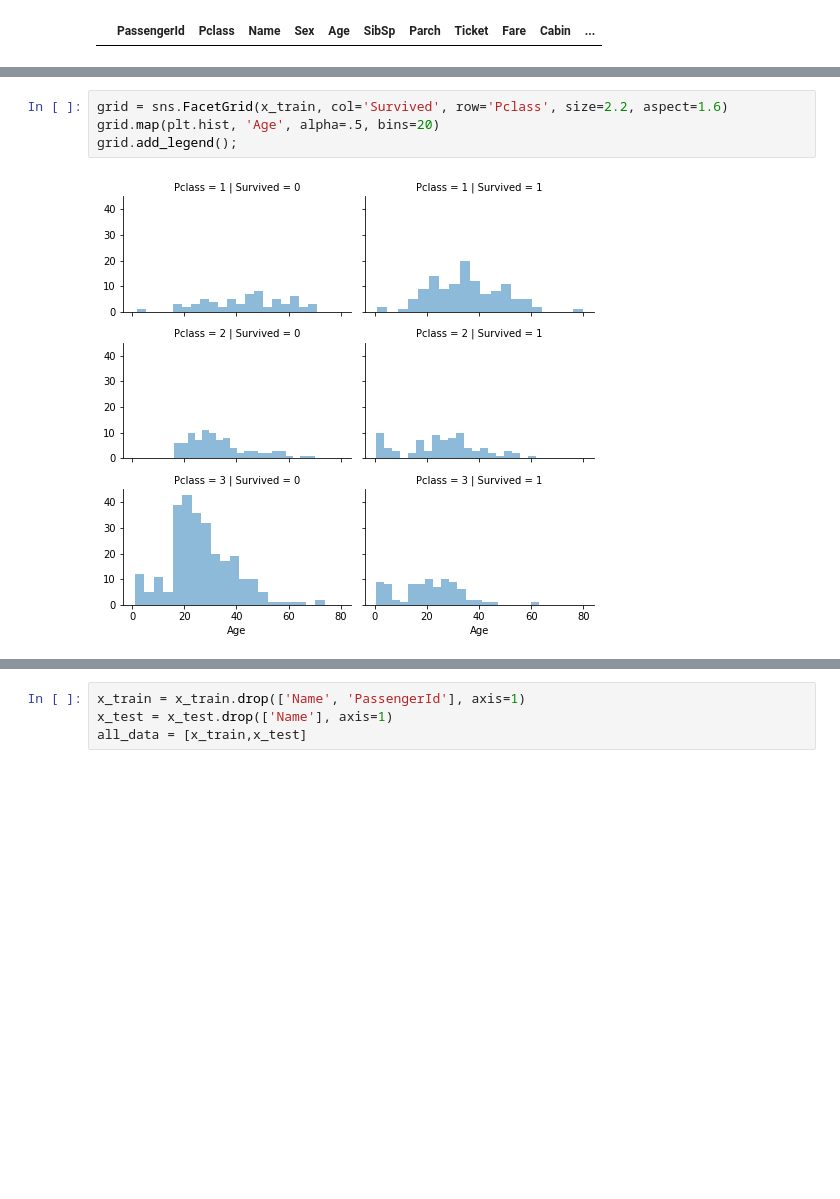
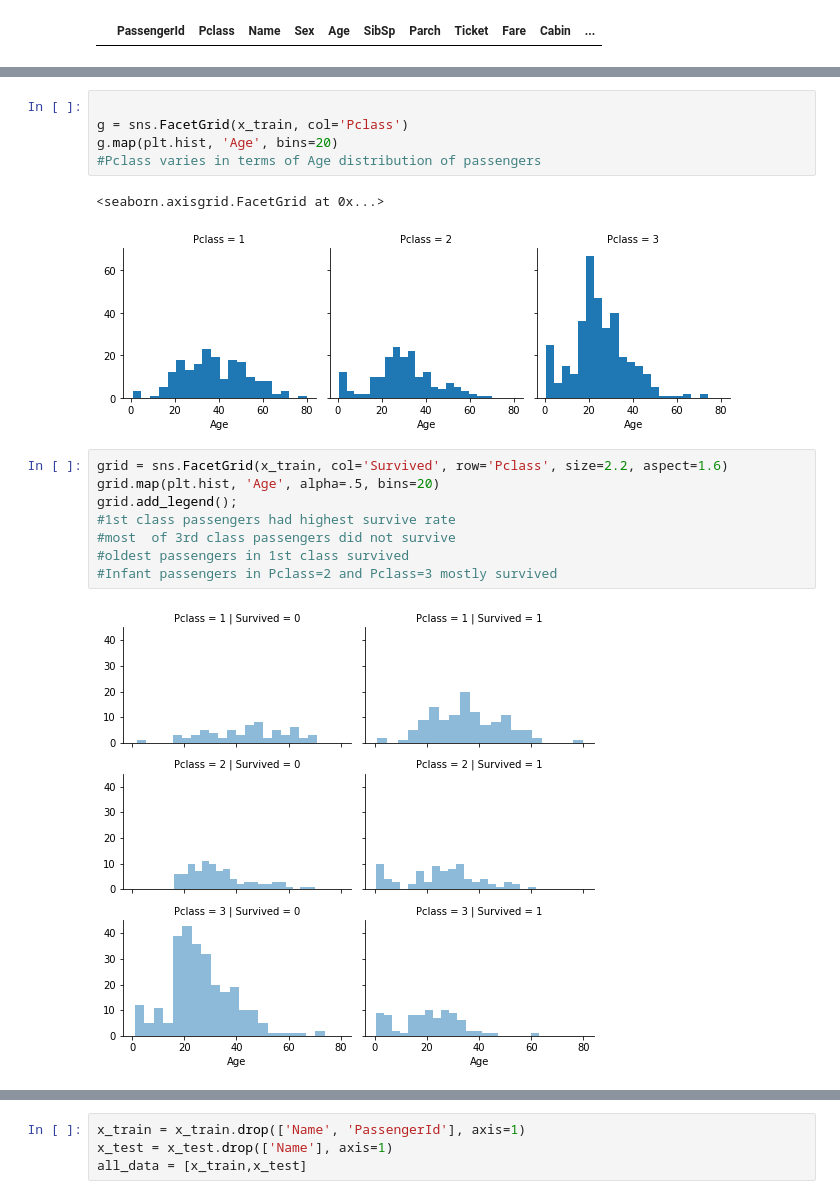
Before and after one commit to abdennourkhorchani/Titanic-prediction, a Jupyter notebook: best-solution-for-titanic-prediction.ipynb, the cells around one changed output, grey strips where cells are left out. Saved outputs shown, nothing was run; the diff lists cells and outputs as text; blank space fills up the shorter version.

```diff
--- a/best-solution-for-titanic-prediction.ipynb
+++ b/best-solution-for-titanic-prediction.ipynb
@@ -136,7 +209,19 @@ plt.show()
+# %%
+
+g = sns.FacetGrid(x_train, col='Pclass')
+g.map(plt.hist, 'Age', bins=20)
+#Pclass varies in terms of Age distribution of passengers
+# %% [output]
+<seaborn.axisgrid.FacetGrid at 0x...>
+[figure, added]
 # %%
 grid = sns.FacetGrid(x_train, col='Survived', row='Pclass', size=2.2, aspect=1.6)
 grid.map(plt.hist, 'Age', alpha=.5, bins=20)
 grid.add_legend();
+#1st class passengers had highest survive rate
+#most  of 3rd class passengers did not survive
+#oldest passengers in 1st class survived
+#Infant passengers in Pclass=2 and Pclass=3 mostly survived
 # %% [output]
 [figure]
 # %%
```
Also changed, not shown: parts of 38 cells of this notebook.
